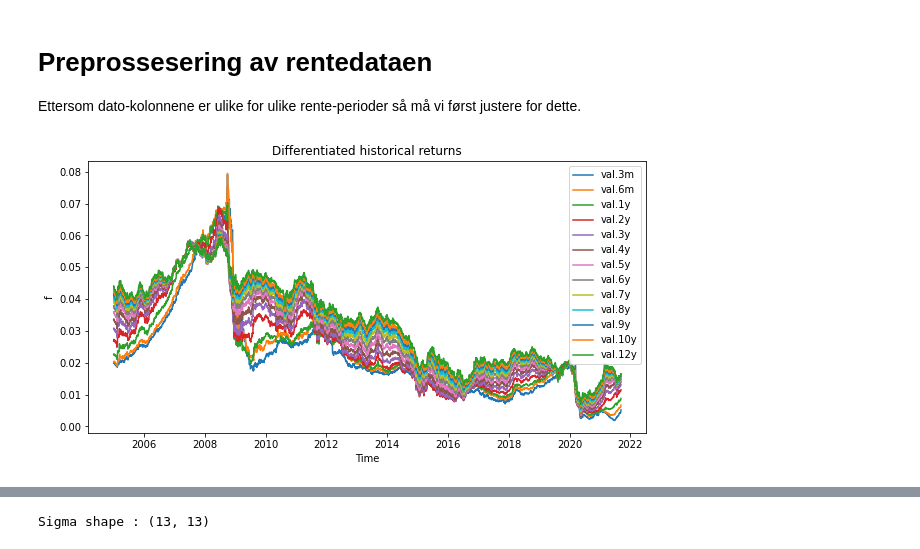
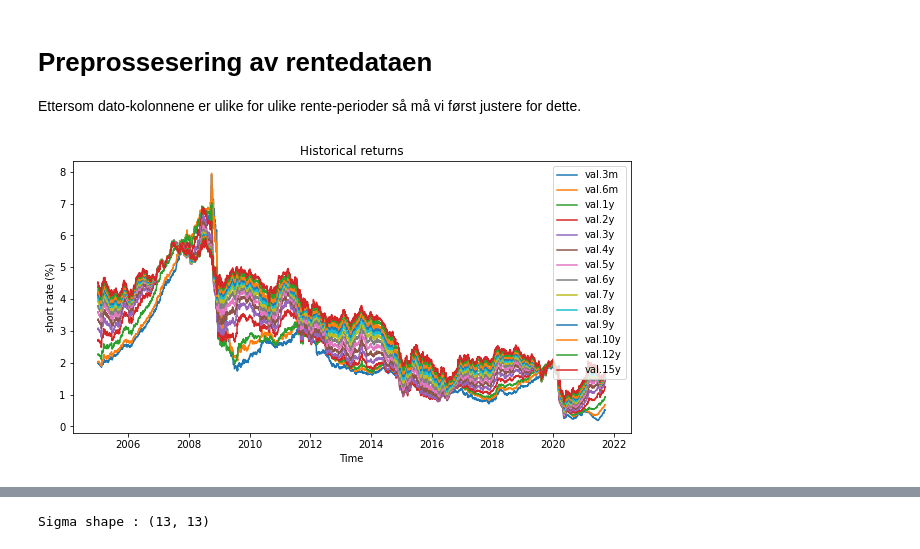
Before and after one commit to siljeanf/MathematicalFinance, a Jupyter notebook: exercise3/multifactormodelling.ipynb, the cells around one changed output, grey strips where cells are left out. Drawn from its saved outputs; the diff is of its cells as text; code cells hidden in the pictures.

```diff
--- a/exercise3/multifactormodelling.ipynb
+++ b/exercise3/multifactormodelling.ipynb
@@ -32,7 +32,7 @@ df_final = pd.DataFrame(dates)
 df_final.columns = ['dates']
 
 # nseries er 14
-for col in range(0,nseries-1):
+for col in range(0,nseries):
 
     temp = np.zeros(nrows)
 
@@ -57,16 +57,16 @@ for col in range(0,nseries-1):
 # %%
 df_final = df_final.iloc[0:-2,:] #remove last row
 
 #plot absolute returns
 plt.figure(figsize=(10,5))
-plt.plot(df_final.iloc[:,0], df_final.iloc[:,1:]/100 ,label=df_final.columns[1:])
-plt.title('Differentiated historical returns')
-plt.ylabel("f")
+plt.plot(df_final.iloc[:,0], df_final.iloc[:,1:] ,label=df_final.columns[1:])
+plt.title('Historical returns')
+plt.ylabel("short rate (%)")
 plt.xlabel("Time")
 plt.legend()
 plt.show()
 
 #print(df_final) #mangler 15års renten...ups
 # %% [output]
-[figure, old version]
+[figure, new version]
 # %% [markdown]
```
Also changed, not shown: parts of 30 cells of this notebook, 2 other files.
